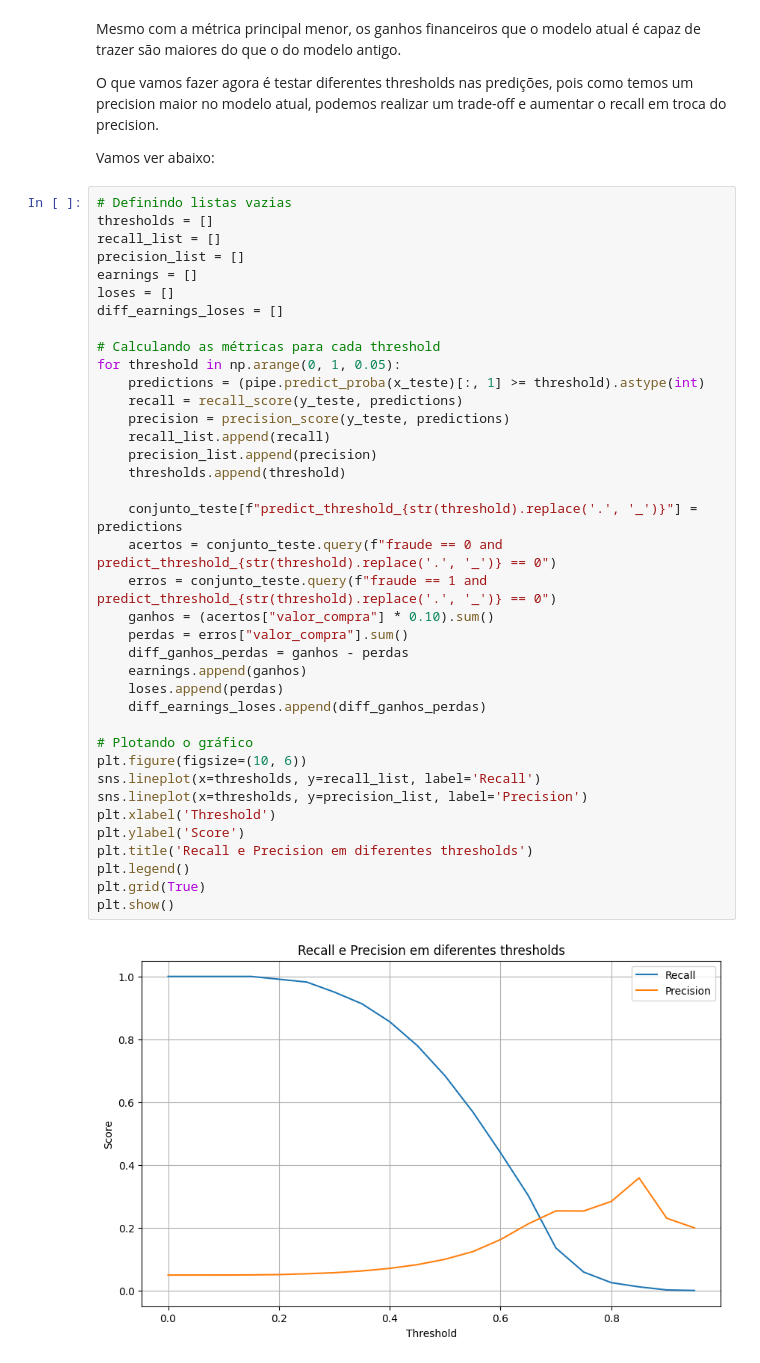
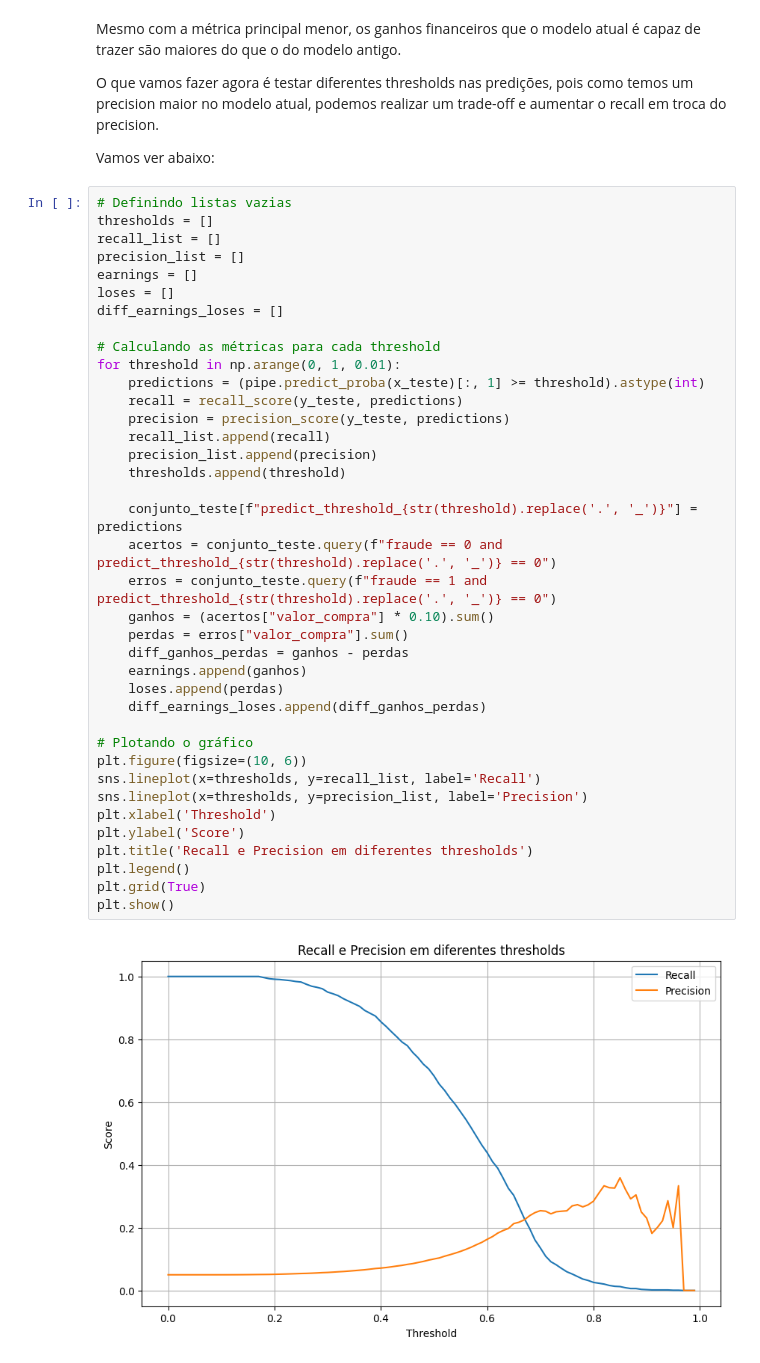
Before and after one commit to dnsrsdata/preditor_fraude, a Jupyter notebook: notebooks/model_experimentation.ipynb, the cells around one changed output. Cells and saved outputs as stored; diff of their text form.

Commit message:
Adicionando novos thresholds

```diff
--- a/notebooks/model_experimentation.ipynb
+++ b/notebooks/model_experimentation.ipynb
@@ -629,36 +629,36 @@ loses = []
 diff_earnings_loses = []
 
 # Calculando as métricas para cada threshold
-for threshold in np.arange(0, 1, 0.05):
+for threshold in np.arange(0, 1, 0.01):
     predictions = (pipe.predict_proba(x_teste)[:, 1] >= threshold).astype(int)
     recall = recall_score(y_teste, predictions)
     precision = precision_score(y_teste, predictions)
     recall_list.append(recall)
     precision_list.append(precision)
     thresholds.append(threshold)
 
     conjunto_teste[f"predict_threshold_{str(threshold).replace('.', '_')}"] = predictions
     acertos = conjunto_teste.query(f"fraude == 0 and predict_threshold_{str(threshold).replace('.', '_')} == 0")
     erros = conjunto_teste.query(f"fraude == 1 and predict_threshold_{str(threshold).replace('.', '_')} == 0")
     ganhos = (acertos["valor_compra"] * 0.10).sum()
     perdas = erros["valor_compra"].sum()
     diff_ganhos_perdas = ganhos - perdas
     earnings.append(ganhos)
     loses.append(perdas)
     diff_earnings_loses.append(diff_ganhos_perdas)
 
 # Plotando o gráfico
 plt.figure(figsize=(10, 6))
 sns.lineplot(x=thresholds, y=recall_list, label='Recall')
 sns.lineplot(x=thresholds, y=precision_list, label='Precision')
 plt.xlabel('Threshold')
 plt.ylabel('Score')
 plt.title('Recall e Precision em diferentes thresholds')
 plt.legend()
 plt.grid(True)
 plt.show()
 # %% [output]
-[figure, old version]
+[figure, new version]
 # %%
 # Criando um dataframe com os dados
 data_metrics = pd.DataFrame({'Thresholds': thresholds,
```
Also changed, not shown: parts of 4 cells of this notebook.
